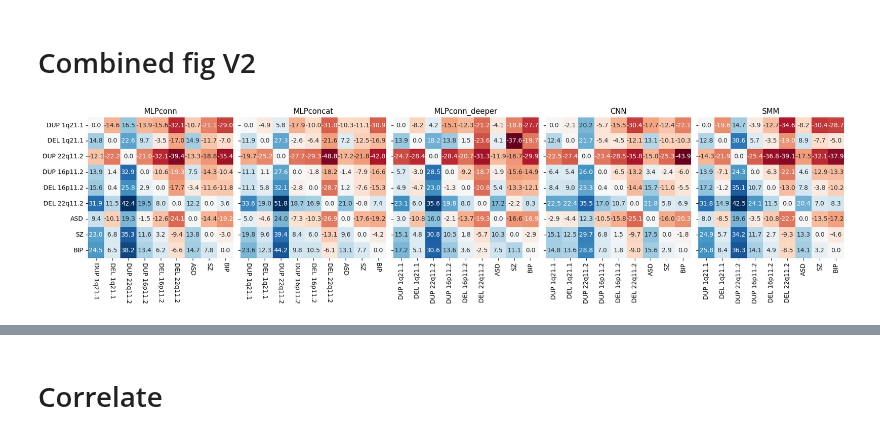
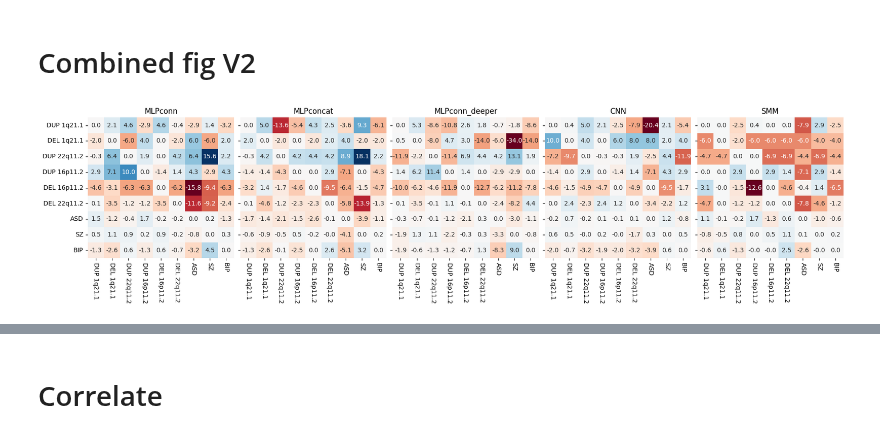
Before and after one commit to harveyaa/neuropsych_mtl, a Jupyter notebook: MTL/neg_transfer_intra.ipynb, the cells around one changed output, grey strips where cells are left out. Drawn from its saved outputs; the diff is of its cells as text; code cells hidden in the pictures.

```diff
--- a/MTL/neg_transfer_intra.ipynb
+++ b/MTL/neg_transfer_intra.ipynb
@@ -327,19 +327,19 @@ ASD SZ 4
 # %% [markdown]
 # Compare
 # %%
-mlp_diff = mlp_pairs - mlp_single
-concat_diff = concat_pairs - concat_single
-deeper_diff = deeper_pairs - deeper_single
-cnn_diff = cnn_pairs - cnn_single
-mps_diff = mps_pairs - mps_single
-mps_big_diff = mps_big_pairs - mps_big_single
+mlp_diff = (mlp_pairs.transpose() - mlp_single).transpose()
+concat_diff = (concat_pairs.transpose() - concat_single).transpose()
+deeper_diff = (deeper_pairs.transpose() - deeper_single).transpose()
+cnn_diff = (cnn_pairs.transpose() - cnn_single).transpose()
+mps_diff = (mps_pairs.transpose() - mps_single).transpose()
+mps_big_diff = (mps_big_pairs.transpose() - mps_big_single).transpose()
 
-np.save('./results_paper/neg_transfer/figures/mlp_diff.npy',mlp_diff)
-np.save('./results_paper/neg_transfer/figures/cnn_diff.npy',cnn_diff)
-np.save('./results_paper/neg_transfer/figures/concat_diff.npy',concat_diff)
-np.save('./results_paper/neg_transfer/figures/deeper_diff.npy',deeper_diff)
-np.save('./results_paper/neg_transfer/figures/mps_diff.npy',mps_diff)
-np.save('./results_paper/neg_transfer/figures/mps_big_diff.npy',mps_big_diff)
+#np.save('./results_paper/neg_transfer/figures/mlp_diff.npy',mlp_diff)
+#np.save('./results_paper/neg_transfer/figures/cnn_diff.npy',cnn_diff)
+#np.save('./results_paper/neg_transfer/figures/concat_diff.npy',concat_diff)
+#np.save('./results_paper/neg_transfer/figures/deeper_diff.npy',deeper_diff)
+#np.save('./results_paper/neg_transfer/figures/mps_diff.npy',mps_diff)
+#np.save('./results_paper/neg_transfer/figures/mps_big_diff.npy',mps_big_diff)
 # %%
 fig,ax = plt.subplots(2,2,figsize=(10,10),sharey=True,sharex=True)
 sns.heatmap(mlp_diff,xticklabels=labels,yticklabels=labels,annot=True,cmap='RdBu',cbar=False,ax=ax[0,0],center=0,fmt='.1f')
@@ -372,19 +362,22 @@ sns.heatmap(mps_big_diff,xticklabels=labels,yticklabels=labels,annot=True,cmap='
 # %%
 fig,ax = plt.subplots(1,5,figsize=(18,4.5),sharey=True,sharex=True)
 sns.heatmap(mlp_diff,xticklabels=labels,yticklabels=labels,annot=True,cmap='RdBu',cbar=False,ax=ax[0],center=0,fmt='.1f')
 sns.heatmap(concat_diff,xticklabels=labels,yticklabels=labels,annot=True,cmap='RdBu',cbar=False,ax=ax[1],center=0,fmt='.1f')
 sns.heatmap(deeper_diff,xticklabels=labels,yticklabels=labels,annot=True,cmap='RdBu',cbar=False,ax=ax[2],center=0,fmt='.1f')
 sns.heatmap(cnn_diff,xticklabels=labels,yticklabels=labels,annot=True,cmap='RdBu',cbar=False,ax=ax[3],center=0,fmt='.1f')
-sns.heatmap(mps_diff,xticklabels=labels,yticklabels=labels,annot=True,cmap='RdBu',cbar=False,ax=ax[4],center=0,fmt='.1f')
+sns.heatmap(mps_big_diff,xticklabels=labels,yticklabels=labels,annot=True,cmap='RdBu',cbar=False,ax=ax[4],center=0,fmt='.1f')
 ax[0].set_title('MLPconn')
 ax[1].set_title('MLPconcat')
 ax[2].set_title('MLPconn_deeper')
 ax[3].set_title('CNN')
 ax[4].set_title('SMM')
 
 ax[0].set_xticklabels(labels,rotation=270)
 ax[1].set_xticklabels(labels,rotation=270)
+ax[2].set_xticklabels(labels,rotation=270)
+ax[3].set_xticklabels(labels,rotation=270)
+ax[4].set_xticklabels(labels,rotation=270)
 plt.tight_layout(pad=0.5)
 plt.savefig('./results_paper/neg_transfer/figures/quint_comparison.png',dpi=300)
 # %% [output]
-[figure, old version]
+[figure, new version]
```
Also changed, not shown: parts of 12 cells of this notebook.
